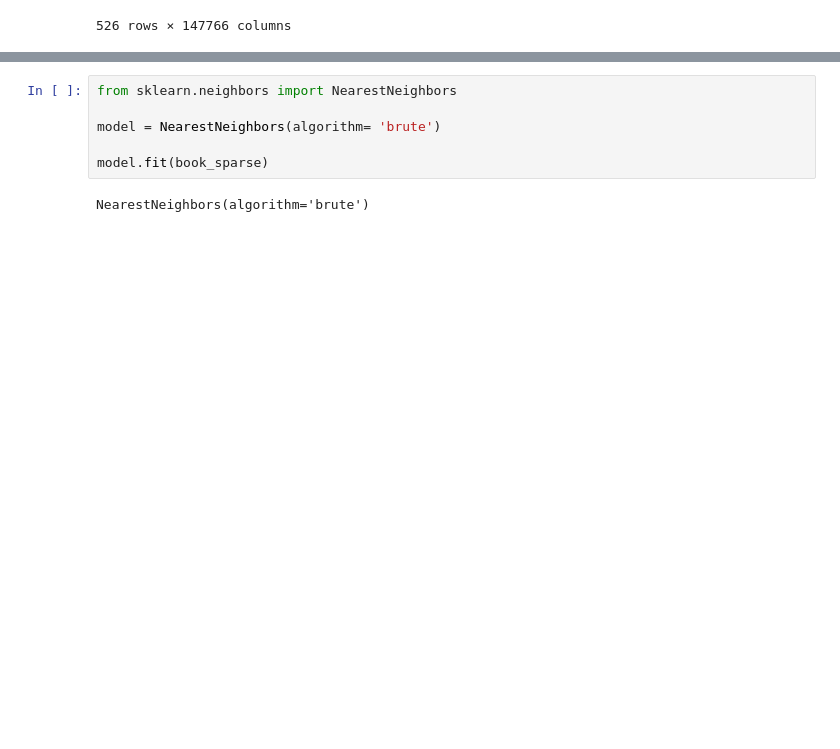
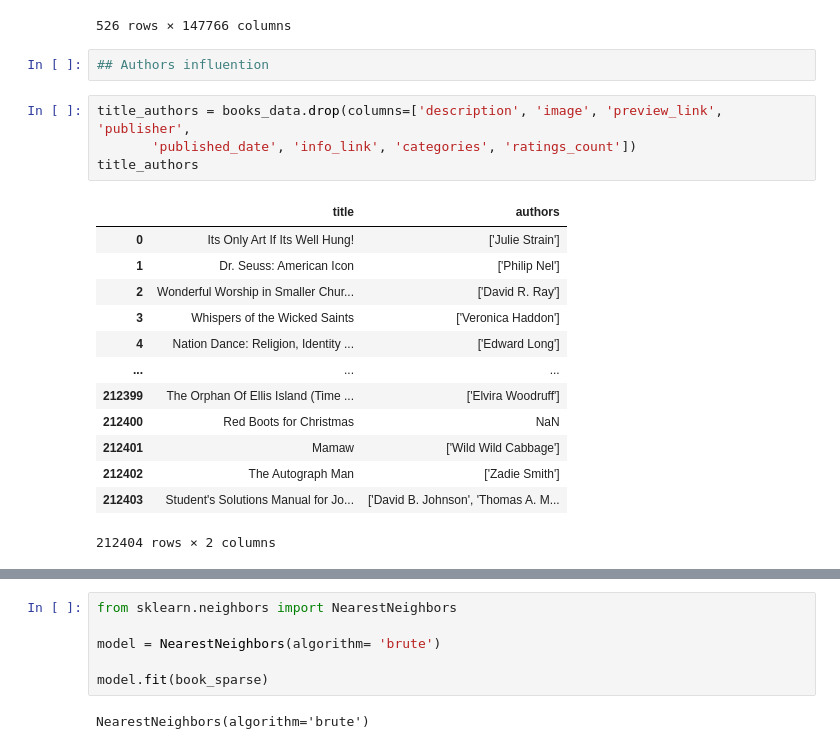
Before and after one commit to RodrigoRalhaMoreira/WinterHackhatonFCT, a Jupyter notebook: WinterHackathonAmazonDataSet.ipynb, the cells around one changed output, grey strips where cells are left out. Saved outputs shown, nothing was run; the diff lists cells and outputs as text; blank space fills up the shorter version.

```diff
--- a/WinterHackathonAmazonDataSet.ipynb
+++ b/WinterHackathonAmazonDataSet.ipynb
@@ -129,3 +129,23 @@ matrix_ratings
 | the Picture of Dorian Gray | 0.0 | 0.0 | 0.0 | 0.0 | ... |
 | the illustrated man | 0.0 | 0.0 | 0.0 | 0.0 | ... |
 526 rows × 147766 columns
+# %%
+## Authors influention
+# %%
+title_authors = books_data.drop(columns=['description', 'image', 'preview_link', 'publisher',
+       'published_date', 'info_link', 'categories', 'ratings_count'])
+title_authors
+# %% [output]
+|  | title | authors |
+| 0 | Its Only Art If Its Well Hung! | ['Julie Strain'] |
+| 1 | Dr. Seuss: American Icon | ['Philip Nel'] |
+| 2 | Wonderful Worship in Smaller Chur... | ['David R. Ray'] |
+| 3 | Whispers of the Wicked Saints | ['Veronica Haddon'] |
+| 4 | Nation Dance: Religion, Identity ... | ['Edward Long'] |
+| ... | ... | ... |
+| 212399 | The Orphan Of Ellis Island (Time ... | ['Elvira Woodruff'] |
+| 212400 | Red Boots for Christmas | NaN |
+| 212401 | Mamaw | ['Wild Wild Cabbage'] |
+| 212402 | The Autograph Man | ['Zadie Smith'] |
+| 212403 | Student's Solutions Manual for Jo... | ['David B. Johnson', 'Thomas A. M... |
+212404 rows × 2 columns
```
Also changed, not shown: parts of 17 cells of this notebook, 1 other file.
